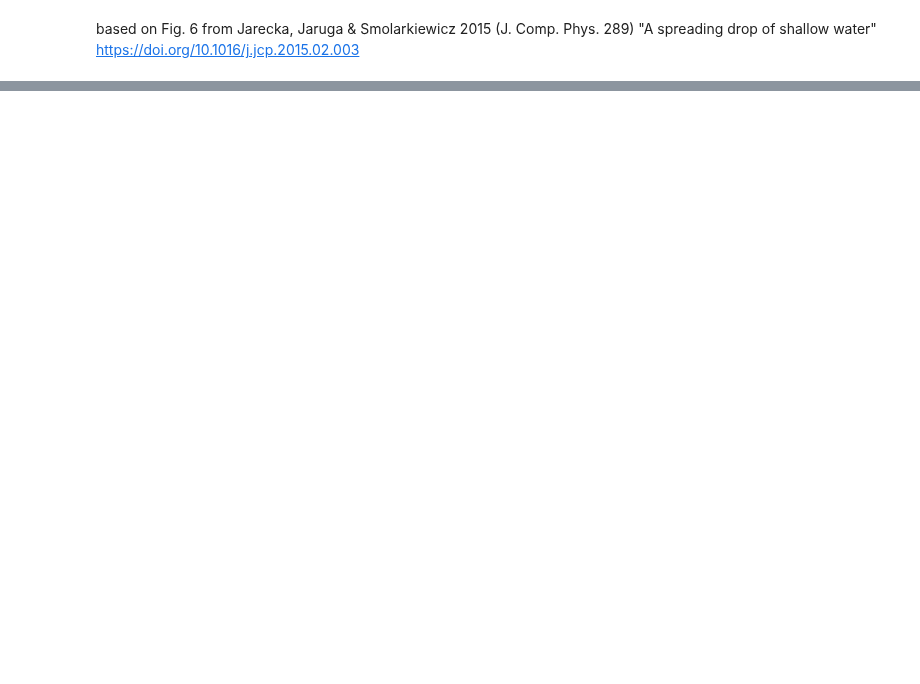
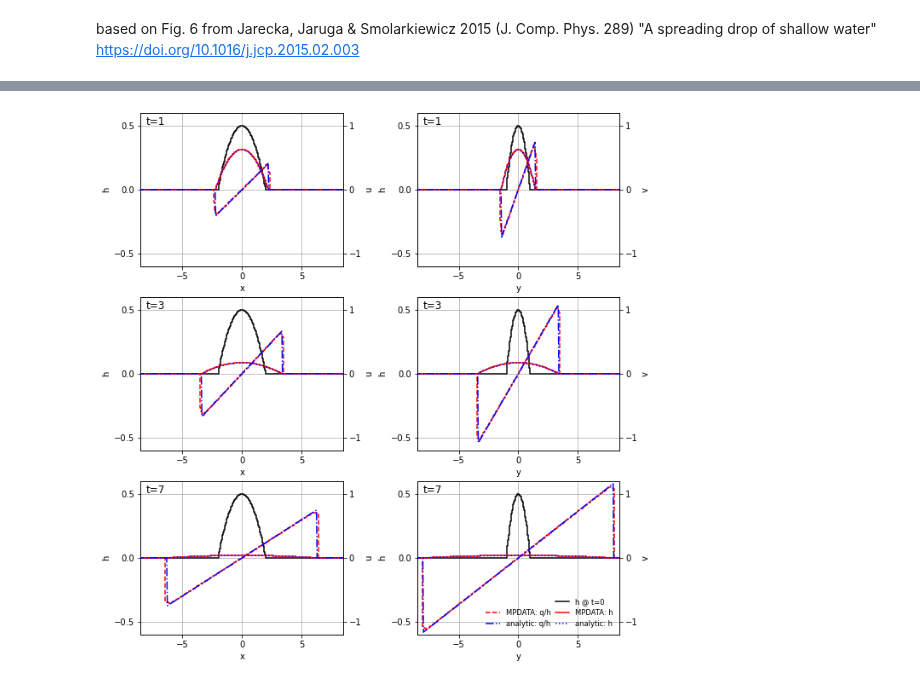
Before and after one commit to slayoo/PyMPDATA-examples, a Jupyter notebook: PyMPDATA_examples/Jarecka_et_al_2015/fig_6.ipynb, the cells around one changed output, grey strips where cells are left out. Cells and saved outputs as stored; diff of their text form; code cells hidden in the pictures; blank space fills up the shorter version.

```diff
--- a/PyMPDATA_examples/Jarecka_et_al_2015/fig_6.ipynb
+++ b/PyMPDATA_examples/Jarecka_et_al_2015/fig_6.ipynb
@@ -95,0 +25,5 @@ show_plot("fig_6.pdf")
+# %%
+plot_output(times, output, settings)
+show_plot("fig_6.pdf")
+# %% [output]
+[figure, added]
```
Also changed, not shown: parts of 6 cells of this notebook, 4 other files.
